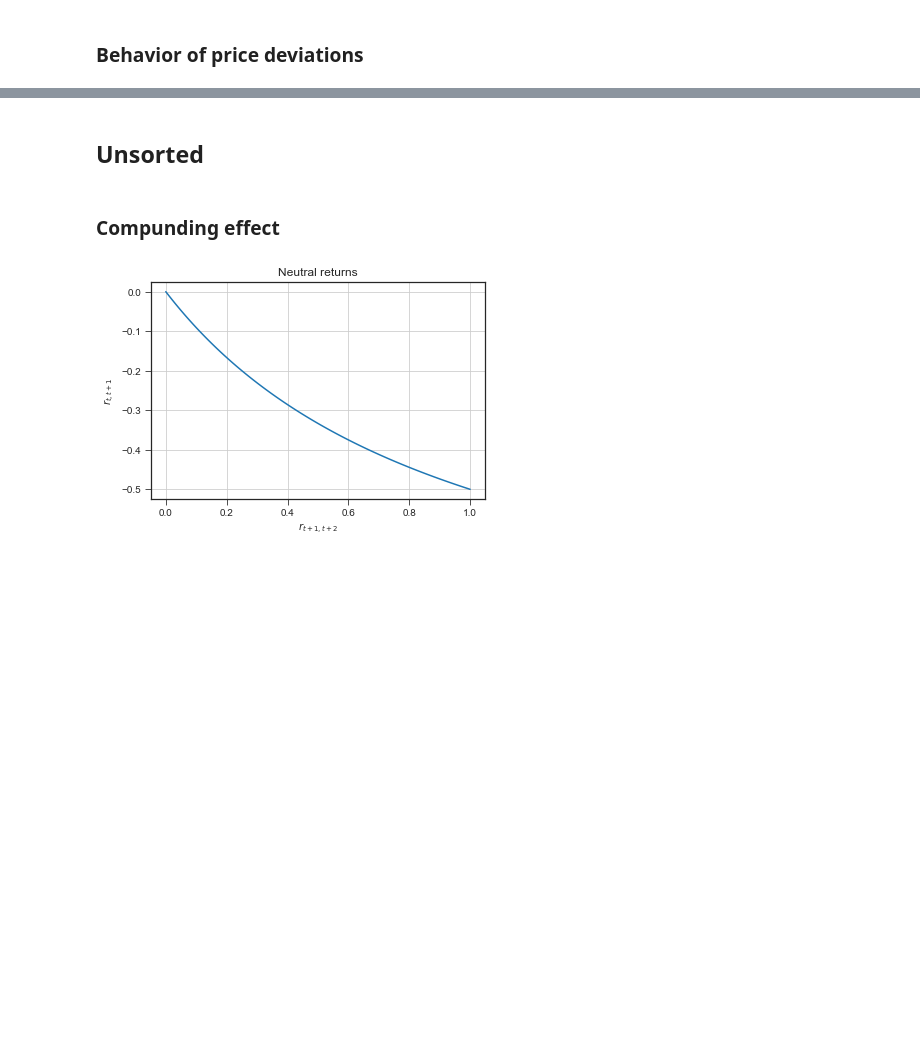
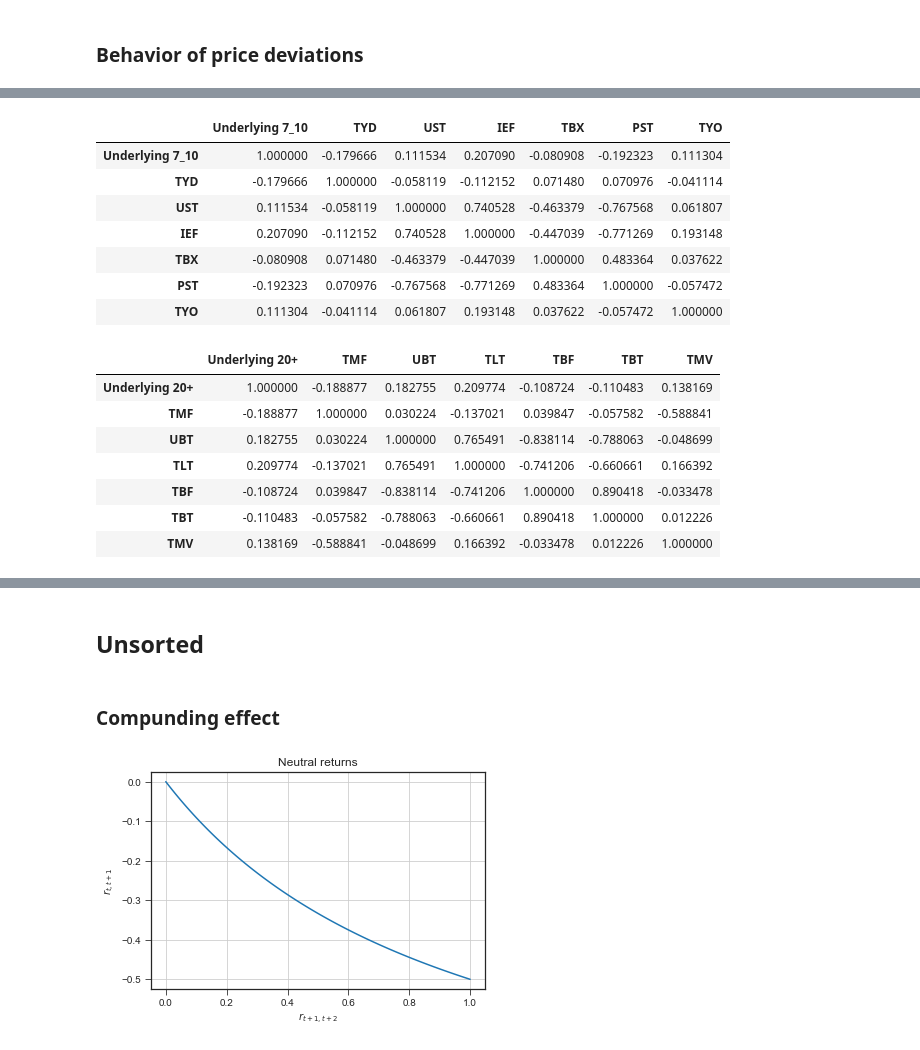
Before and after one commit to Bagirov-lab/AMP, a Jupyter notebook: AMP.ipynb, the cells around one changed output, grey strips where cells are left out. Saved outputs shown, nothing was run; the diff lists cells and outputs as text; code cells hidden in the pictures; blank space fills up the shorter version.

```diff
--- a/AMP.ipynb
+++ b/AMP.ipynb
@@ -591,0 +613,29 @@ display(Part_3['App_15_2'])
+# %%
+Tmp_20 = ['TMF','UBT','TLT','TBF','TBT','TMV']
+Tmp_7_10 = ['TYD','UST','IEF','TBX','PST','TYO']
+
+Part_3['App_16_1'] = Part_3['LETF']['Underlying 7_10'].pct_change().dropna().join(Part_3['LETF']['Discrepancy'][Tmp_7_10],how='inner').corr()
+Part_3['App_16_2'] = Part_3['LETF']['Underlying 20+'].pct_change().dropna().join(Part_3['LETF']['Discrepancy'][Tmp_20],how='inner').corr()
+
+Part_3['App_16_1'].to_excel('Tables/Appendix_16_1.xlsx')
+Part_3['App_16_2'].to_excel('Tables/Appendix_16_2.xlsx')
+
+display(Part_3['App_16_1'])
+display(Part_3['App_16_2'])
+# %% [output]
+|  | Underlying 7_10 | TYD | UST | IEF | TBX | PST | TYO |
+| Underlying 7_10 | 1.000000 | -0.179666 | 0.111534 | 0.207090 | -0.080908 | -0.192323 | 0.111304 |
+| TYD | -0.179666 | 1.000000 | -0.058119 | -0.112152 | 0.071480 | 0.070976 | -0.041114 |
+| UST | 0.111534 | -0.058119 | 1.000000 | 0.740528 | -0.463379 | -0.767568 | 0.061807 |
+| IEF | 0.207090 | -0.112152 | 0.740528 | 1.000000 | -0.447039 | -0.771269 | 0.193148 |
+| TBX | -0.080908 | 0.071480 | -0.463379 | -0.447039 | 1.000000 | 0.483364 | 0.037622 |
+| PST | -0.192323 | 0.070976 | -0.767568 | -0.771269 | 0.483364 | 1.000000 | -0.057472 |
+| TYO | 0.111304 | -0.041114 | 0.061807 | 0.193148 | 0.037622 | -0.057472 | 1.000000 |
+|  | Underlying 20+ | TMF | UBT | TLT | TBF | TBT | TMV |
+| Underlying 20+ | 1.000000 | -0.188877 | 0.182755 | 0.209774 | -0.108724 | -0.110483 | 0.138169 |
+| TMF | -0.188877 | 1.000000 | 0.030224 | -0.137021 | 0.039847 | -0.057582 | -0.588841 |
+| UBT | 0.182755 | 0.030224 | 1.000000 | 0.765491 | -0.838114 | -0.788063 | -0.048699 |
+| TLT | 0.209774 | -0.137021 | 0.765491 | 1.000000 | -0.741206 | -0.660661 | 0.166392 |
+| TBF | -0.108724 | 0.039847 | -0.838114 | -0.741206 | 1.000000 | 0.890418 | -0.033478 |
+| TBT | -0.110483 | -0.057582 | -0.788063 | -0.660661 | 0.890418 | 1.000000 | 0.012226 |
+| TMV | 0.138169 | -0.588841 | -0.048699 | 0.166392 | -0.033478 | 0.012226 | 1.000000 |
```
Also changed, not shown: parts of 11 cells of this notebook, 12 other files.
